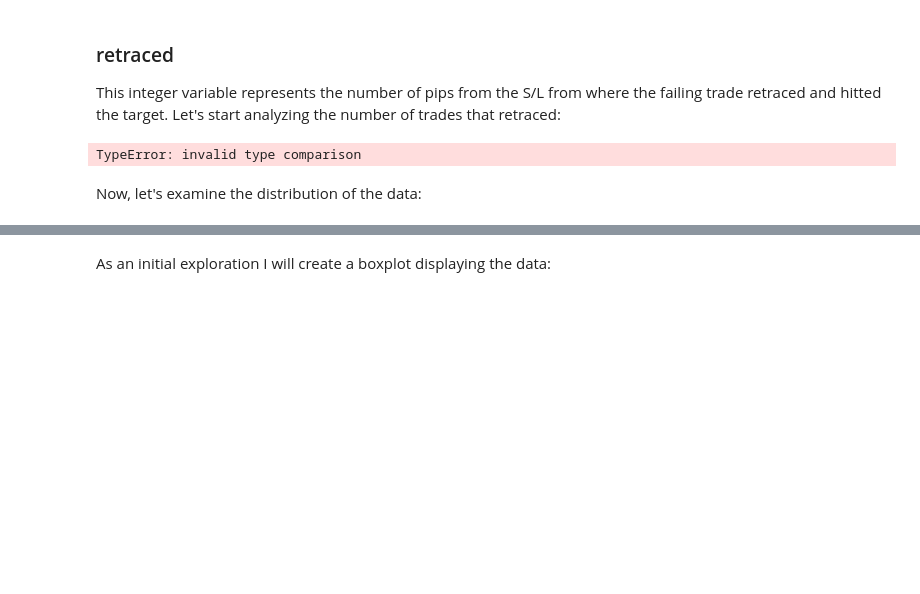
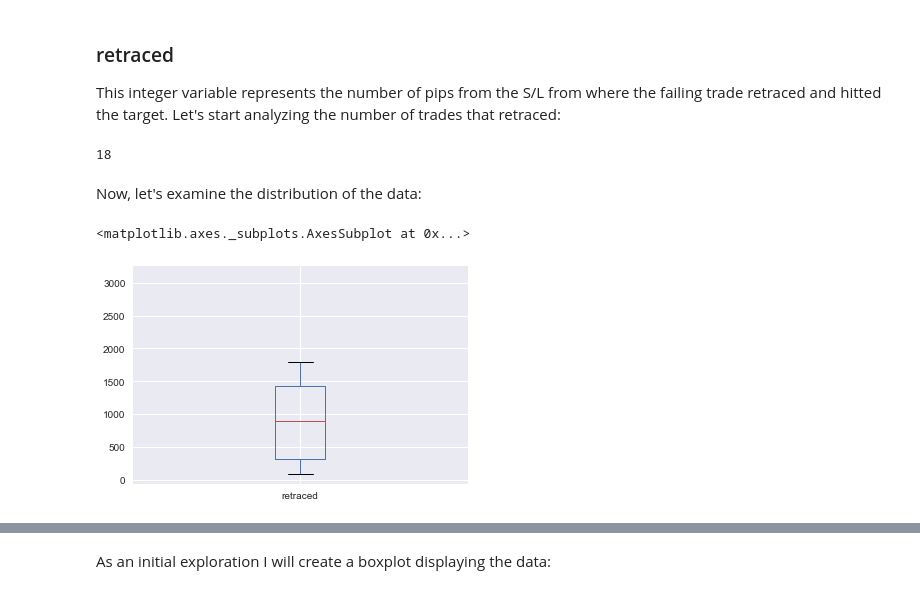
Before and after one commit to FOREXfunguru/FOREX, a Jupyter notebook: notebooks/Binary_classifier_using_ML.ipynb, the cells around one changed output, grey strips where cells are left out. Drawn from its saved outputs; the diff is of its cells as text; code cells hidden in the pictures; blank space fills up the shorter version.

```diff
--- a/notebooks/Binary_classifier_using_ML.ipynb
+++ b/notebooks/Binary_classifier_using_ML.ipynb
@@ -165,13 +165,16 @@ ax = sns.countplot(x="RSI bounces",hue="outcome", data=contDF)
 ### retraced
 This integer variable represents the number of pips from the S/L from where the failing trade retraced and hitted the target. Let's start analyzing the number of trades that retraced:
 # %%
-len(contDF[contDF.retraced !='n.a.'])
+len(contDF[contDF.retraced.notnull()])
 # %% [output]
-TypeError: invalid type comparison
+18
 # %% [markdown]
 Now, let's examine the distribution of the data:
 # %%
-ret=contDF[contDF.retraced !='n.a.'].retraced.astype(int)
+ret=contDF[contDF.retraced.notnull()].retraced.astype(int)
 ret.plot(kind="box")
+# %% [output]
+<matplotlib.axes._subplots.AxesSubplot at 0x...>
+[figure, added]
 # %%
 print(ret.describe())
```
Also changed, not shown: parts of 49 cells of this notebook.
